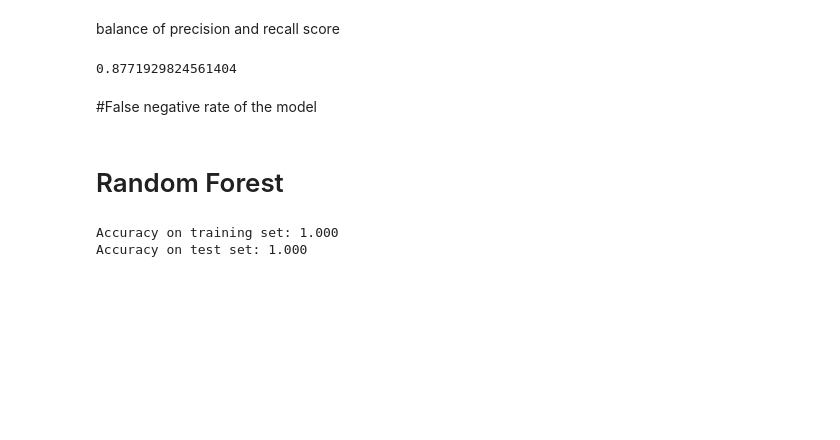
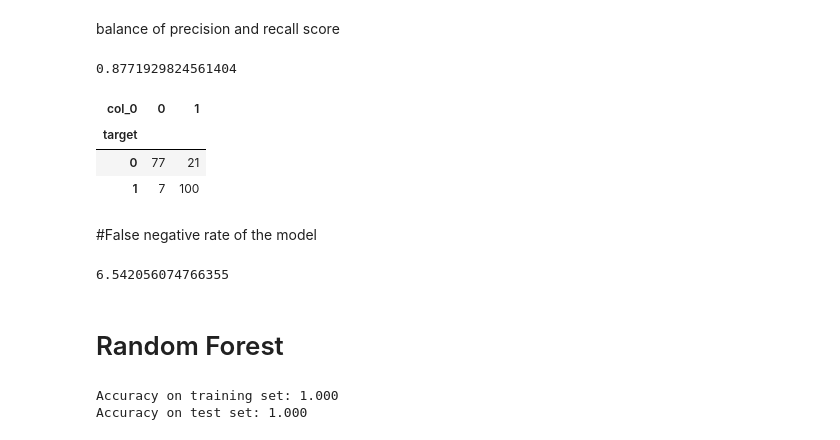
Before and after one commit to PradnyaTayade/heart, a Jupyter notebook: hd.ipynb, the cells around one changed output. Drawn from its saved outputs; the diff is of its cells as text; code cells hidden in the pictures; blank space fills up the shorter version.

```diff
--- a/hd.ipynb
+++ b/hd.ipynb
@@ -486,8 +501,13 @@ print((2*precision*recall)/(precision+recall))
 # %% [output]
 0.8771929824561404
 # %%
-CM = pd.crosstab(Y_test, Y_pred_nb)
+CM = pd.crosstab(Y_test, Y_pred_lr)
 CM
+# %% [output]
+| col_0 | 0 | 1 |
+| target |  |  |
+| 0 | 77 | 21 |
+| 1 | 7 | 100 |
 # %%
 TN=CM.iloc[0,0]
 FP=CM.iloc[0,1]
@@ -498,6 +518,8 @@ TP=CM.iloc[1,1]
 # %%
 fnr=FN*100/(FN+TP)
 fnr
+# %% [output]
+6.542056074766355
 # %% [markdown]
 # Random Forest
 # %%
```
Also changed, not shown: parts of 39 cells of this notebook.
